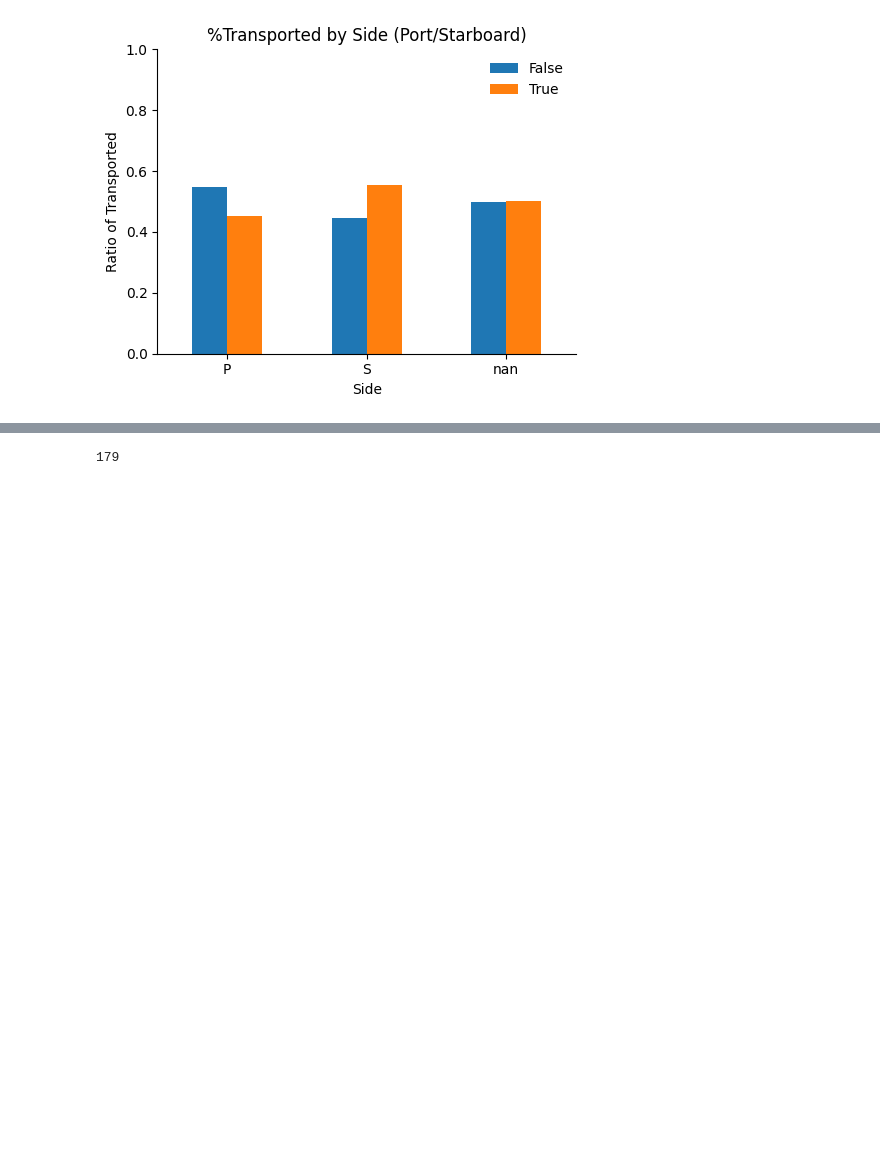
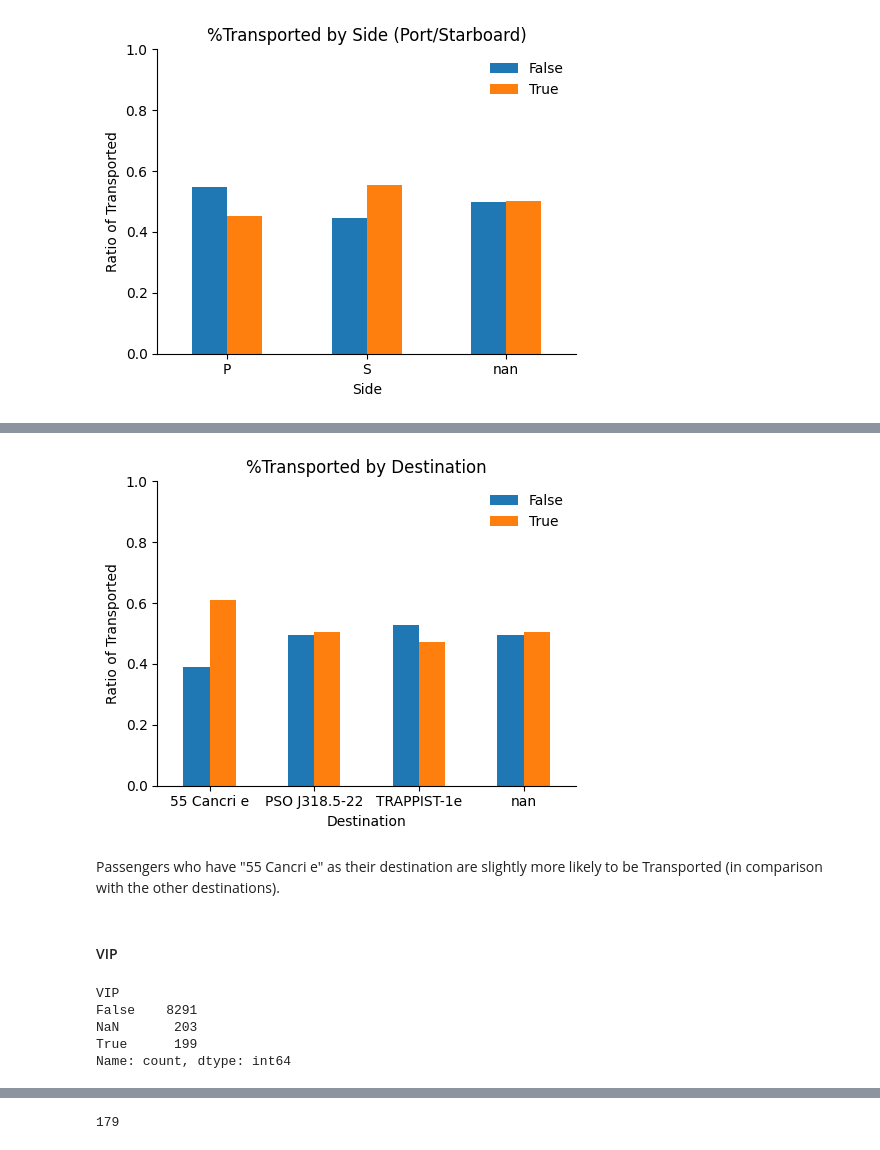
Before and after one commit to AJSDias/space_titanic, a Jupyter notebook: titanic_eda.ipynb, the cells around one changed output, grey strips where cells are left out. Drawn from its saved outputs; the diff is of its cells as text; code cells hidden in the pictures; blank space fills up the shorter version.

```diff
--- a/titanic_eda.ipynb
+++ b/titanic_eda.ipynb
@@ -374,0 +429,24 @@ It seems passengers with cabins on the Starboard-side of the ship are more likel
+# %%
+data.groupby(by=['Destination'],dropna=False).Transported.value_counts(dropna=False, normalize=True).unstack().plot.bar(rot=0, figsize=(5,4))
+plt.title('%Transported by Destination')
+
+plt.ylim(0,1)
+plt.ylabel('Ratio of Transported')
+
+plt.legend(frameon=False)
+sns.despine()
+plt.tight_layout()
+# %% [output]
+[figure, added]
+# %% [markdown]
+Passengers who have "55 Cancri e" as their destination are slightly more likely to be Transported (in comparison with the other destinations).
+# %% [markdown]
+#### VIP
+# %%
+data.VIP.value_counts(dropna=False)
+# %% [output]
+VIP
+False    8291
+NaN       203
+True      199
+Name: count, dtype: int64
```
Also changed, not shown: parts of 20 cells of this notebook.
